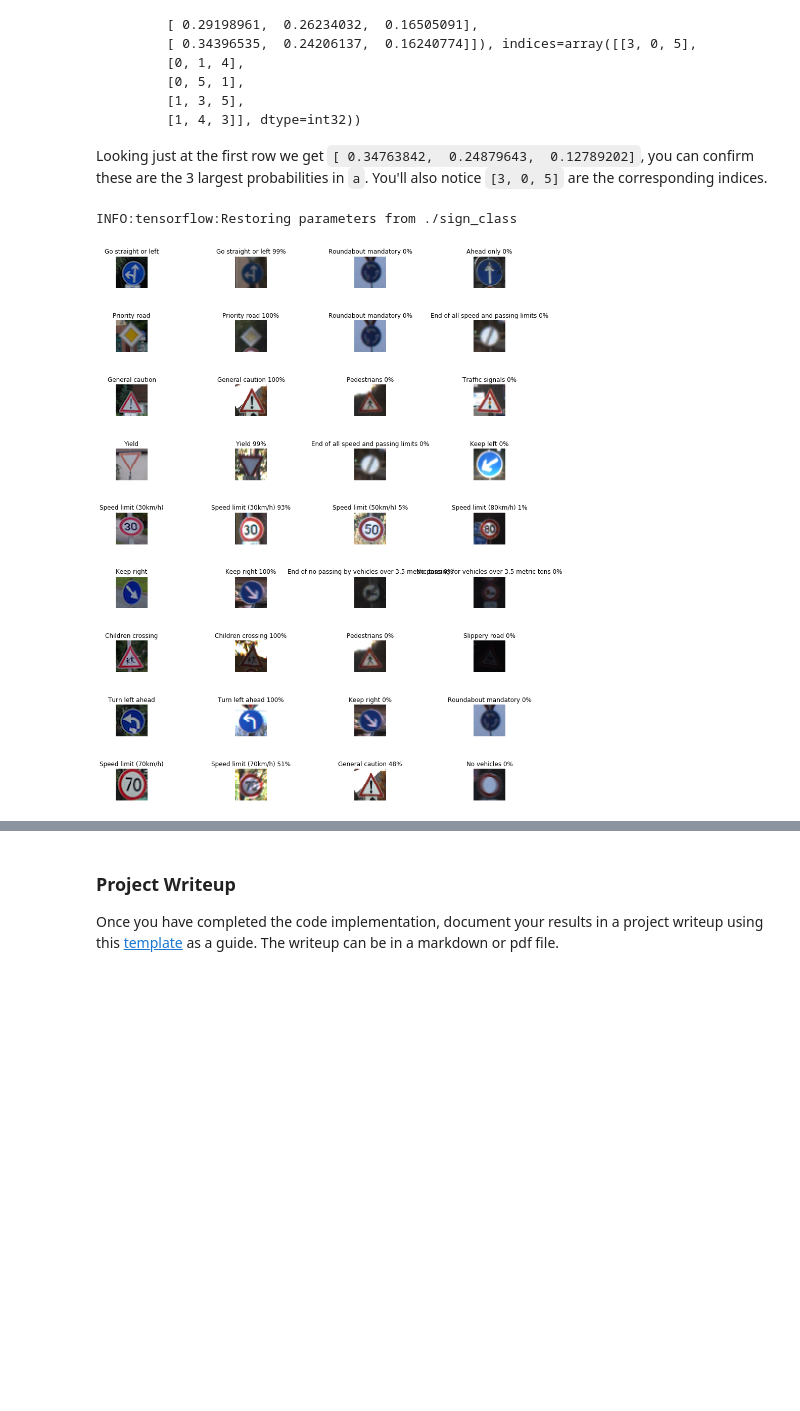
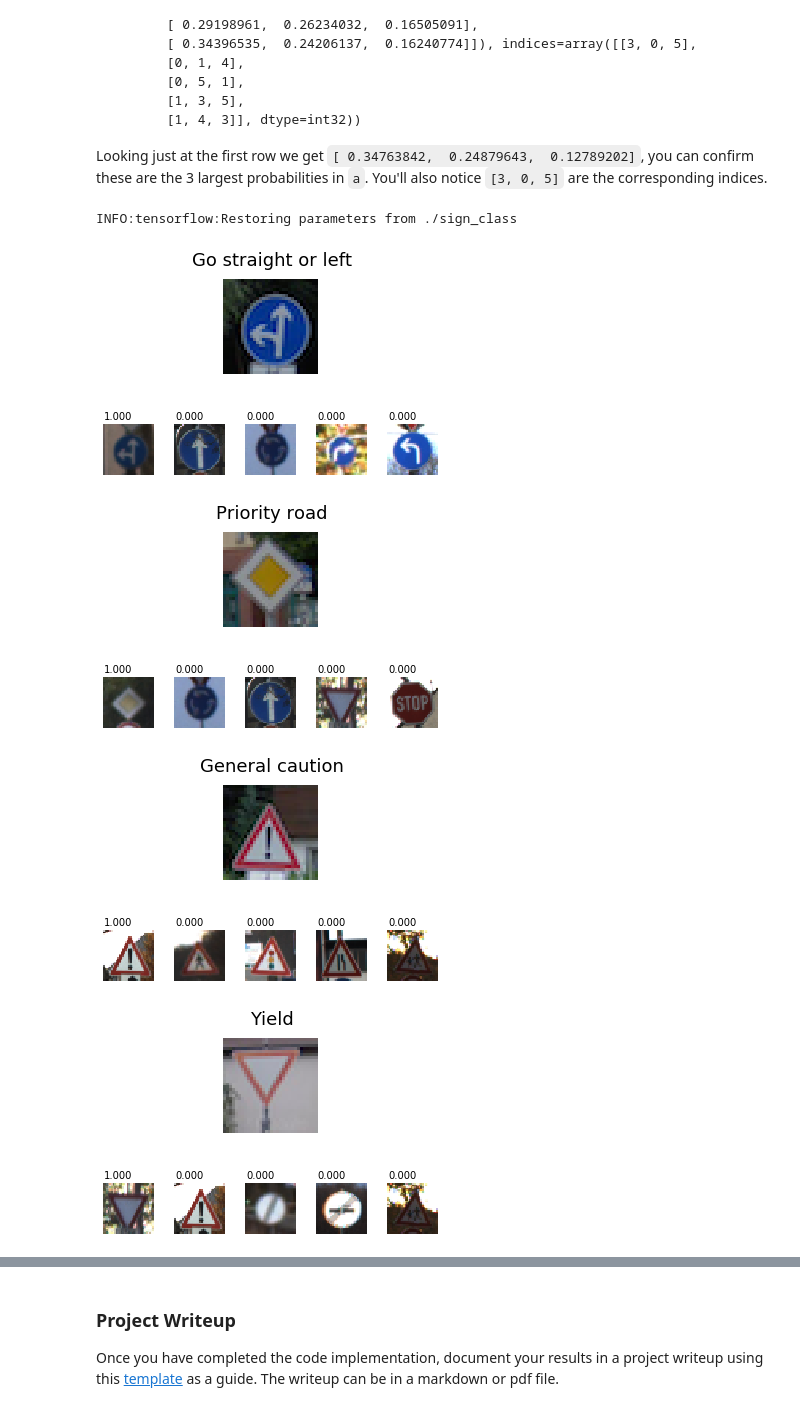
Before and after one commit to maciejczechowski/TrafficSignClassifier, a Jupyter notebook: Traffic_Sign_Classifier.ipynb, the cells around one changed output, grey strips where cells are left out. Cells and saved outputs as stored; diff of their text form; code cells hidden in the pictures; blank space fills up the shorter version.

Commit message:
Use k=5 for softmax analysis

```diff
--- a/Traffic_Sign_Classifier.ipynb
+++ b/Traffic_Sign_Classifier.ipynb
@@ -530,32 +530,43 @@ TopKV2(values=array([[ 0.34763842,  0.24879643,  0.12789202],
 
 Looking just at the first row we get `[ 0.34763842,  0.24879643,  0.12789202]`, you can confirm these are the 3 largest probabilities in `a`. You'll also notice `[3, 0, 5]` are the corresponding indices.
 # %%
+import tensorflow as tf
+
 softmax_logits = tf.nn.softmax(logits)
-top_k = tf.nn.top_k(softmax_logits, k=3)
+top_k = tf.nn.top_k(softmax_logits, k=5)
 
-figures = []
-labels = []
 
 with tf.Session() as sess:
     sess.run(tf.global_variables_initializer())
     saver.restore(sess, './sign_class')
 
     result_softmax_logits = sess.run(softmax_logits, feed_dict={x: sign_images_normalized, keep_prob: 1.0})
     result_top_k = sess.run(top_k, feed_dict={x: sign_images_normalized, keep_prob: 1.0})
 
     for top_k, top_k_prob, index in zip(result_top_k[1], result_top_k[0], range(len(result_top_k[1]))):
+        fig = plt.figure()
+
+        grid = plt.GridSpec(2, 5, wspace=0.4, hspace=0.3)
+
+        ax = fig.add_subplot(grid[0,0:])
+
+        ax.imshow(sign_images[index].squeeze())
+        ax.text(16, -5, sign_names[streetview_labels[index]], fontsize=18, ha='center')
+        ax.set_axis_off()
+
         figures.append(sign_images[index].squeeze())
         labels.append(sign_names[streetview_labels[index]])
 
-        for top_k_value, top_k_prob_value in zip(top_k, top_k_prob):
+        for top_k_value, top_k_prob_value, idx in zip(top_k, top_k_prob, range(len(top_k))):
             image_index = np.argwhere(y_test == top_k_value)[0][0]
 
-            figures.append(X_test[image_index].squeeze())
-            probability = str(int(top_k_prob_value*100))+"%"
-            labels.append(sign_names[top_k_value] + " " + probability)
-
-
-plot_figures(figures, 9, 4, labels = labels)
+            ax = fig.add_subplot(grid[1, idx])
+            ax.imshow(X_test[image_index].squeeze())
+            ax.text(0,-3,"{:.3f}".format(top_k_prob_value))
+            ax.set_axis_off()
 # %% [output]
 INFO:tensorflow:Restoring parameters from ./sign_class
-[figure, old version]
+[figure, new version]
+[figure, added]
+[figure, added]
+[figure, added]
```
Also changed, not shown: parts of 7 cells of this notebook, 11 other files.
